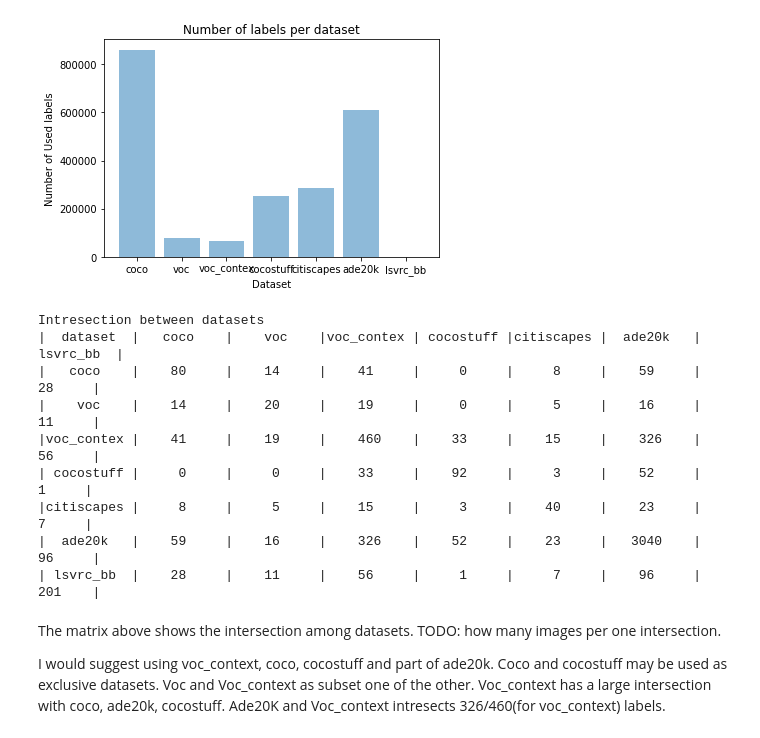
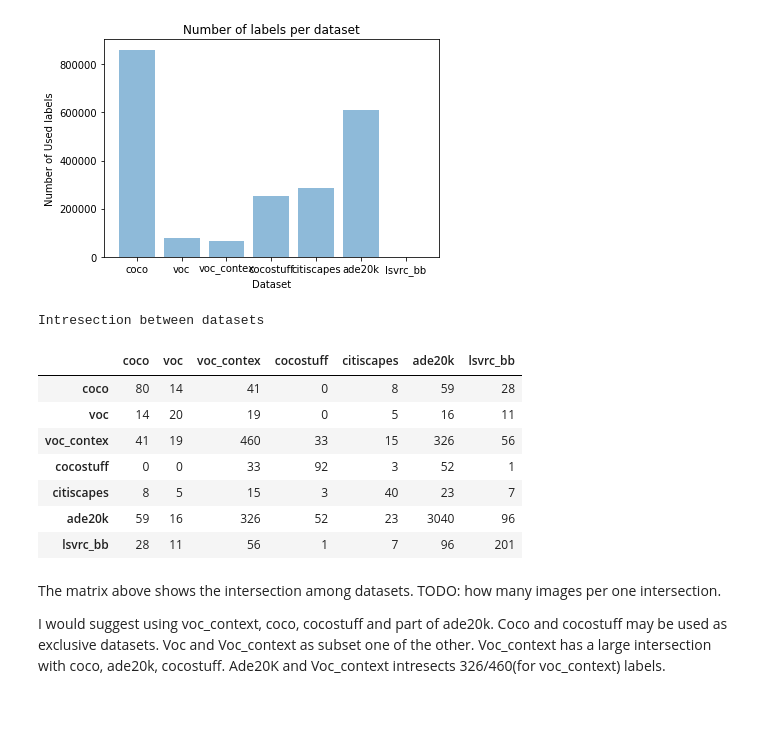
Before and after one commit to elnazavr/segmentation-datasets, a Jupyter notebook: datasets-visualization-matej.ipynb, the cells around one changed output. Saved outputs shown, nothing was run; the diff lists cells and outputs as text; code cells hidden in the pictures; blank space fills up the shorter version.

Commit message:
migrated some values to pandas, for better handling, both row-wise and column-wise

```diff
--- a/datasets-visualization-matej.ipynb
+++ b/datasets-visualization-matej.ipynb
@@ -47,43 +51,24 @@ draw_bar_chart(total_number_labels.keys(), total_number_labels.values(), "Number
 draw_bar_chart(total_number_labels.keys(), total_number_appearance.values(), "Number of Used labels", "Dataset", "Number of labels per dataset")
 # %% [output]
 [figure]
-# %%
-matrix = {}
-for d1 in all_objects.keys():
-    for d2 in all_objects.keys():
-        matrix[(d1,d2)] = len(set(get_names_from_files(dataset_filenames[d1])).intersection(set(get_names_from_files(dataset_filenames[d2]))))
-print("Intresection between datasets")
-
-def get_alligned_str(total_len, string):
-    spaces = total_len-len(string)
-    before = spaces//2
-    if (spaces%2==1):
-        after = before+1
-    else:
-        after = before
-    curr = ' '*before+ string+' '*after+"|"
-    return curr
-
-head = "|  dataset  |"
-for d1 in all_objects.keys():
-    head =head+get_alligned_str(11, d1)
-print(head)
-for d1 in all_objects.keys():
-    line = '|'+ get_alligned_str(11, d1)
-    for d2 in all_objects.keys():
-        value = matrix[(d1,d2)]
-        line = line+get_alligned_str(11, str(round(value,3)))
-    print(line)
-# %% [output]
-Intresection between datasets
-|  dataset  |   coco    |    voc    |voc_contex | cocostuff |citiscapes |  ade20k   | lsvrc_bb  |
-|   coco    |    80     |    14     |    41     |     0     |     8     |    59     |    28     |
-|    voc    |    14     |    20     |    19     |     0     |     5     |    16     |    11     |
-|voc_contex |    41     |    19     |    460    |    33     |    15     |    326    |    56     |
-| cocostuff |     0     |     0     |    33     |    92     |     3     |    52     |     1     |
-|citiscapes |     8     |     5     |    15     |     3     |    40     |    23     |     7     |
-|  ade20k   |    59     |    16     |    326    |    52     |    23     |   3040    |    96     |
-| lsvrc_bb  |    28     |    11     |    56     |     1     |     7     |    96     |    201    |
+# %%
+matrix = pd.DataFrame(columns=dataset_filenames.keys(), index=dataset_filenames.keys())
+for d1 in all_objects.keys():
+    for d2 in all_objects.keys():
+        matrix[d1][d2] = len(set(get_names_from_files(dataset_filenames[d1])).intersection(set(get_names_from_files(dataset_filenames[d2]))))
+print("Intresection between datasets")
+
+display(matrix)
+# %% [output]
+Intresection between datasets
+|  | coco | voc | voc_contex | cocostuff | citiscapes | ade20k | lsvrc_bb |
+| coco | 80 | 14 | 41 | 0 | 8 | 59 | 28 |
+| voc | 14 | 20 | 19 | 0 | 5 | 16 | 11 |
+| voc_contex | 41 | 19 | 460 | 33 | 15 | 326 | 56 |
+| cocostuff | 0 | 0 | 33 | 92 | 3 | 52 | 1 |
+| citiscapes | 8 | 5 | 15 | 3 | 40 | 23 | 7 |
+| ade20k | 59 | 16 | 326 | 52 | 23 | 3040 | 96 |
+| lsvrc_bb | 28 | 11 | 56 | 1 | 7 | 96 | 201 |
 # %% [markdown]
 The matrix above shows the intersection among datasets. TODO: how many images per one intersection.
 
```
Also changed, not shown: parts of 9 cells of this notebook.
